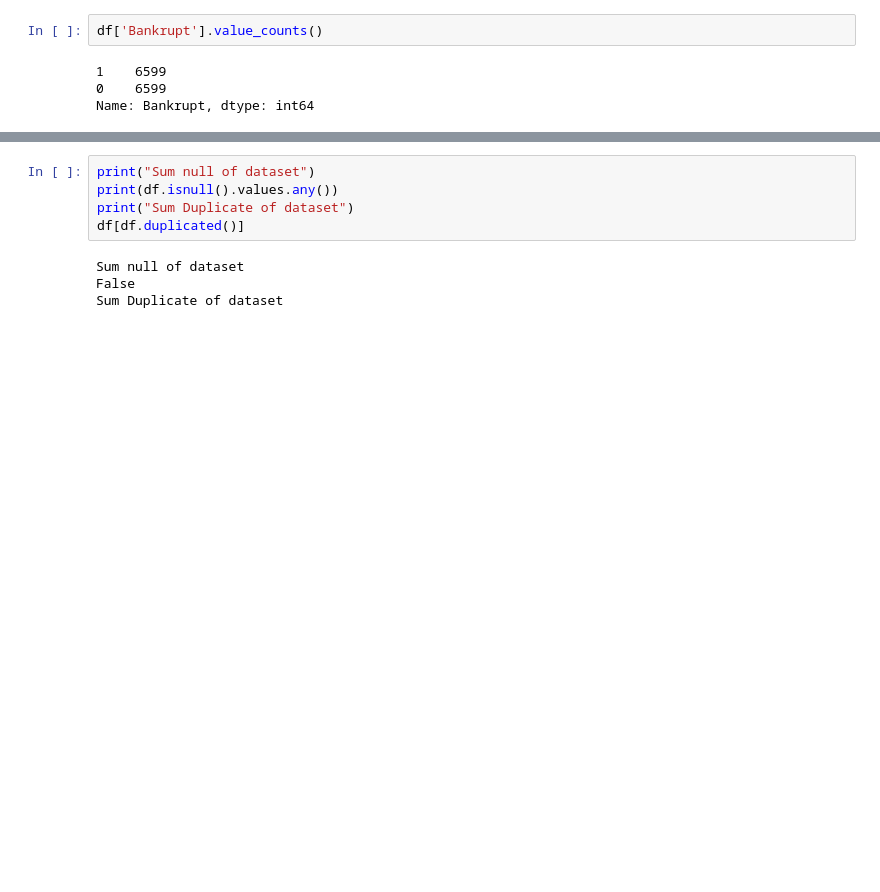
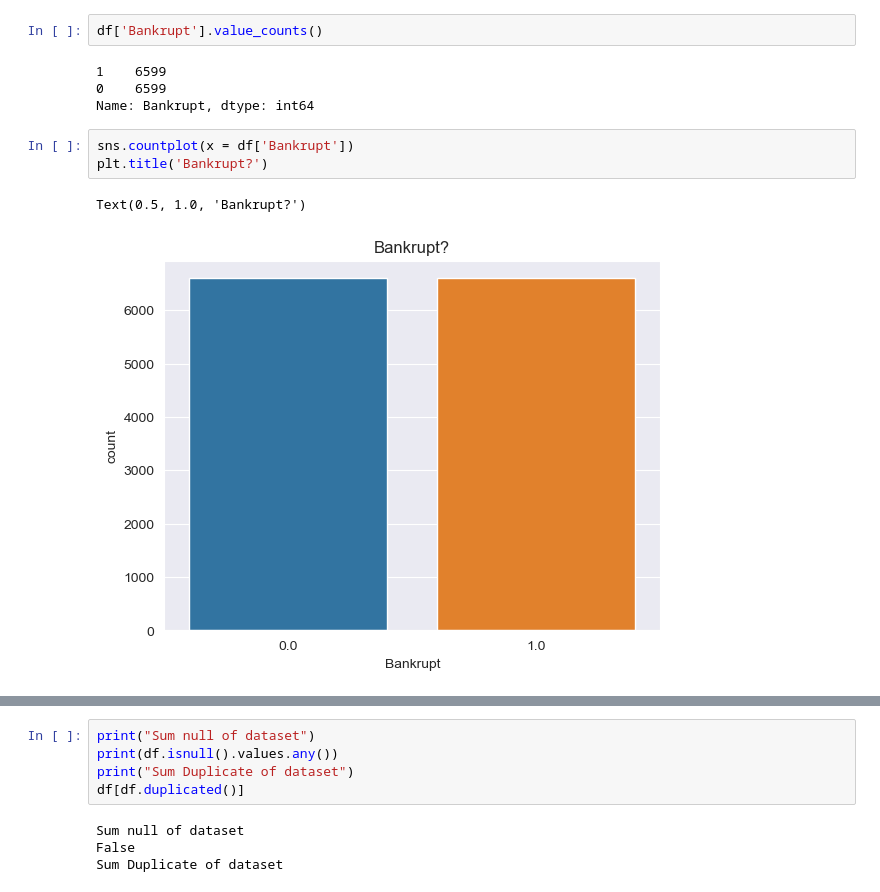
Before and after one commit to ehsanap7/kaggle, a Jupyter notebook: bankrupt_DNN.ipynb, the cells around one changed output, grey strips where cells are left out. Drawn from its saved outputs; the diff is of its cells as text; blank space fills up the shorter version.

```diff
--- a/bankrupt_DNN.ipynb
+++ b/bankrupt_DNN.ipynb
@@ -83,3 +83,9 @@ df['Bankrupt'].value_counts()
 1    6599
 0    6599
 Name: Bankrupt, dtype: int64
+# %%
+sns.countplot(x = df['Bankrupt'])
+plt.title('Bankrupt?')
+# %% [output]
+Text(0.5, 1.0, 'Bankrupt?')
+[figure, added]
```
Also changed, not shown: parts of 8 cells of this notebook, 1 other file.
